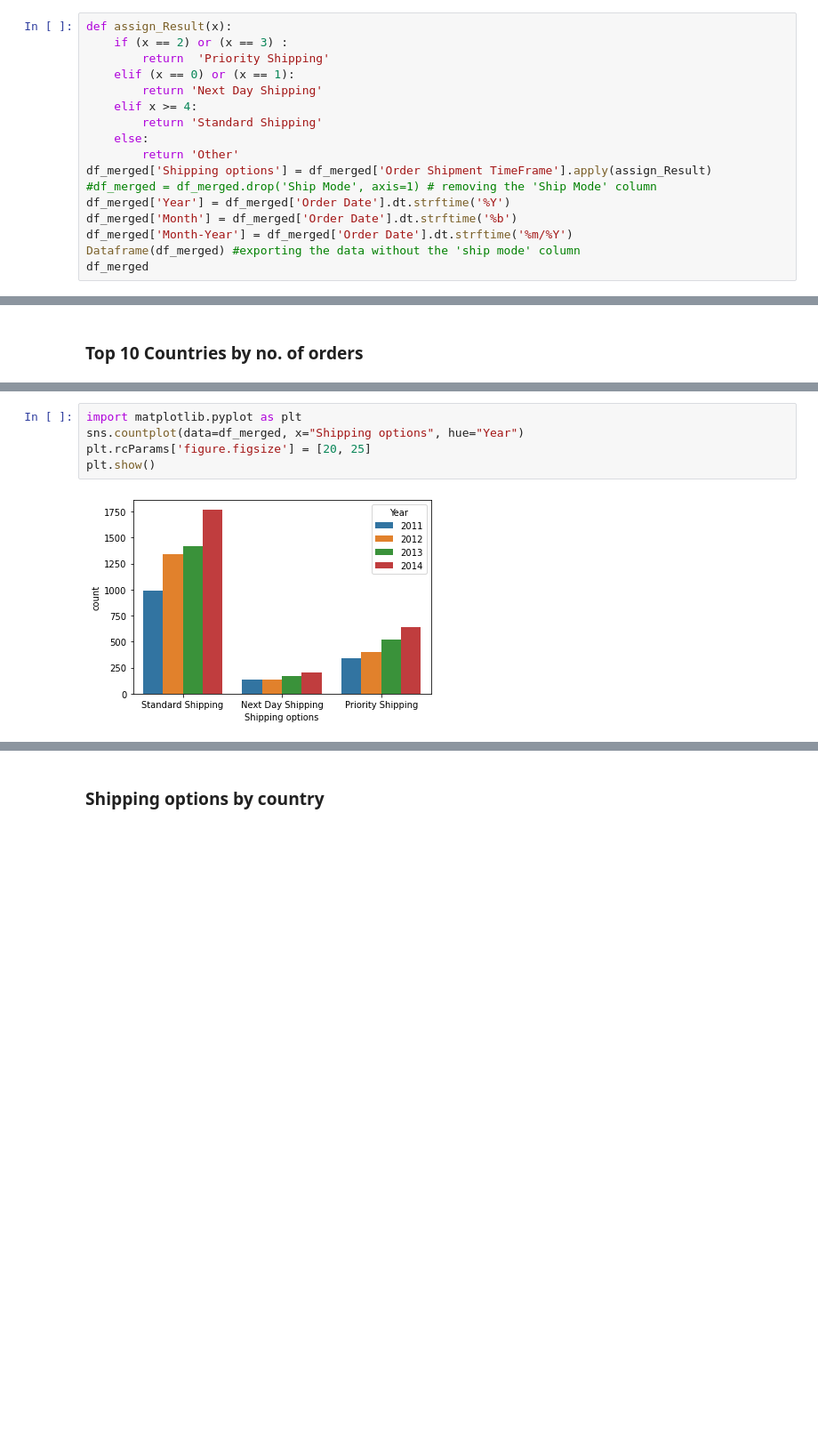
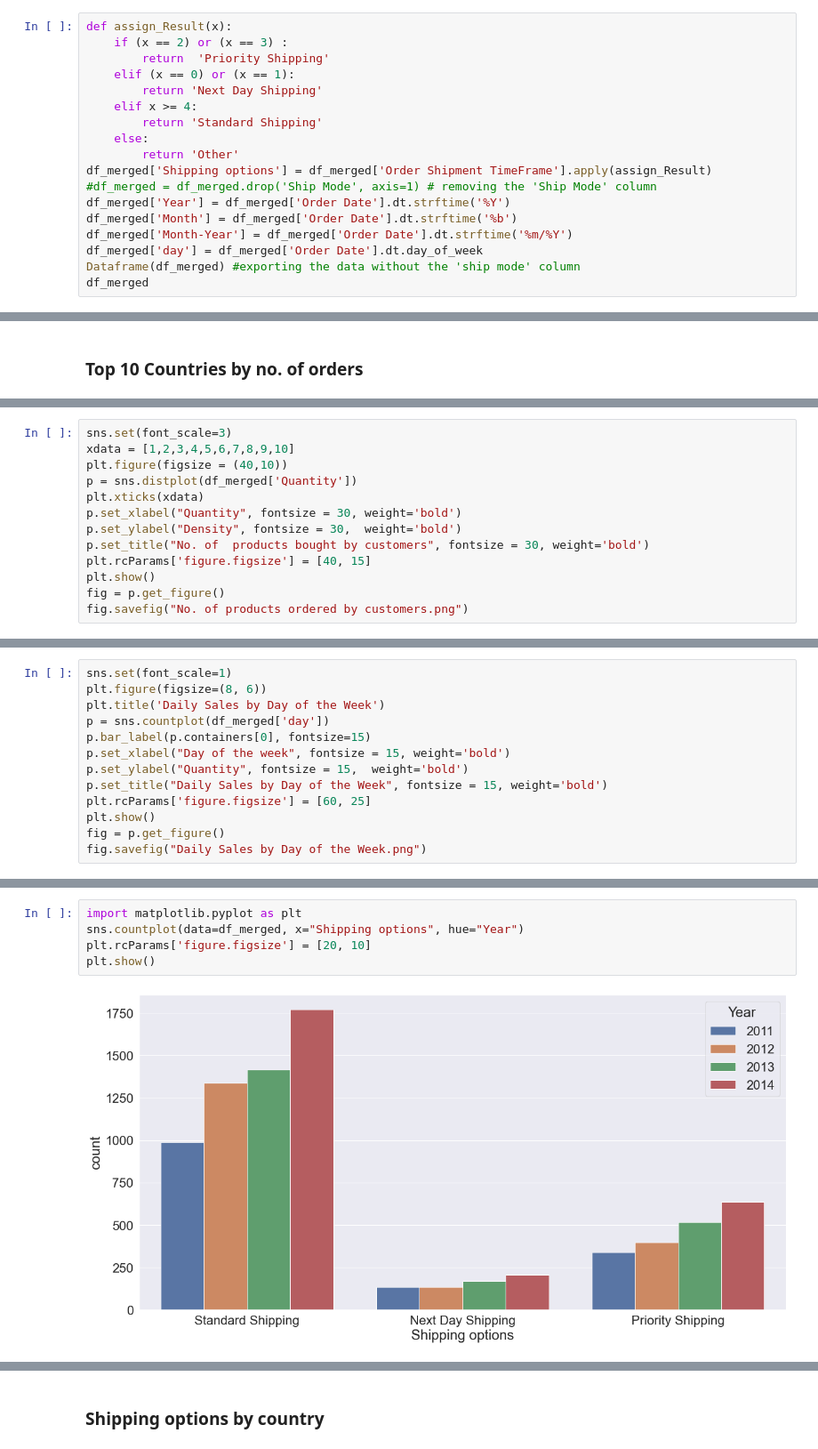
Before and after one commit to cloo-cloo1/UCD-Data-Analytics-for-Marketing, a Jupyter notebook: UCD project Clodagh O Driscoll .ipynb, the cells around one changed output, grey strips where cells are left out. Shown at 89% size. Cells and saved outputs as stored; diff of their text form; blank space fills up the shorter version.

Commit message:
New charts formed

```diff
--- a/UCD project Clodagh O Driscoll .ipynb
+++ b/UCD project Clodagh O Driscoll .ipynb
@@ -142,6 +142,7 @@ df_merged['Shipping options'] = df_merged['Order Shipment TimeFrame'].apply(assi
 df_merged['Year'] = df_merged['Order Date'].dt.strftime('%Y')
 df_merged['Month'] = df_merged['Order Date'].dt.strftime('%b')
 df_merged['Month-Year'] = df_merged['Order Date'].dt.strftime('%m/%Y')
+df_merged['day'] = df_merged['Order Date'].dt.day_of_week
 Dataframe(df_merged) #exporting the data without the 'ship mode' column
 df_merged
 # %% [output]
@@ -312,0 +317,13 @@ fig.savefig("Top 10 Countries No. of Orders .png")
+# %%
+sns.set(font_scale=3)
+xdata = [1,2,3,4,5,6,7,8,9,10]
+plt.figure(figsize = (40,10))
+p = sns.distplot(df_merged['Quantity'])
+plt.xticks(xdata)
+p.set_xlabel("Quantity", fontsize = 30, weight='bold')
+p.set_ylabel("Density", fontsize = 30,  weight='bold')
+p.set_title("No. of  products bought by customers", fontsize = 30, weight='bold')
+plt.rcParams['figure.figsize'] = [40, 15]
+plt.show()
+fig = p.get_figure()
+fig.savefig("No. of products ordered by customers.png")
@@ -312,0 +332,13 @@ fig.savefig("Top 10 Countries No. of Orders .png")
+# %%
+sns.set(font_scale=1)
+plt.figure(figsize=(8, 6))
+plt.title('Daily Sales by Day of the Week')
+p = sns.countplot(df_merged['day'])
+p.bar_label(p.containers[0], fontsize=15)
+p.set_xlabel("Day of the week", fontsize = 15, weight='bold')
+p.set_ylabel("Quantity", fontsize = 15,  weight='bold')
+p.set_title("Daily Sales by Day of the Week", fontsize = 15, weight='bold')
+plt.rcParams['figure.figsize'] = [60, 25]
+plt.show()
+fig = p.get_figure()
+fig.savefig("Daily Sales by Day of the Week.png")
@@ -313,10 +347,10 @@ fig.savefig("Top 10 Countries No. of Orders .png")
 # %%
 import matplotlib.pyplot as plt
 sns.countplot(data=df_merged, x="Shipping options", hue="Year")
-plt.rcParams['figure.figsize'] = [20, 25]
+plt.rcParams['figure.figsize'] = [20, 10]
 plt.show()
 # %% [output]
-[figure, old version]
+[figure, new version]
 # %%
 import matplotlib.pyplot as plt
 p = sns.barplot(
```
Also changed, not shown: parts of 13 cells of this notebook, 6 other files.
